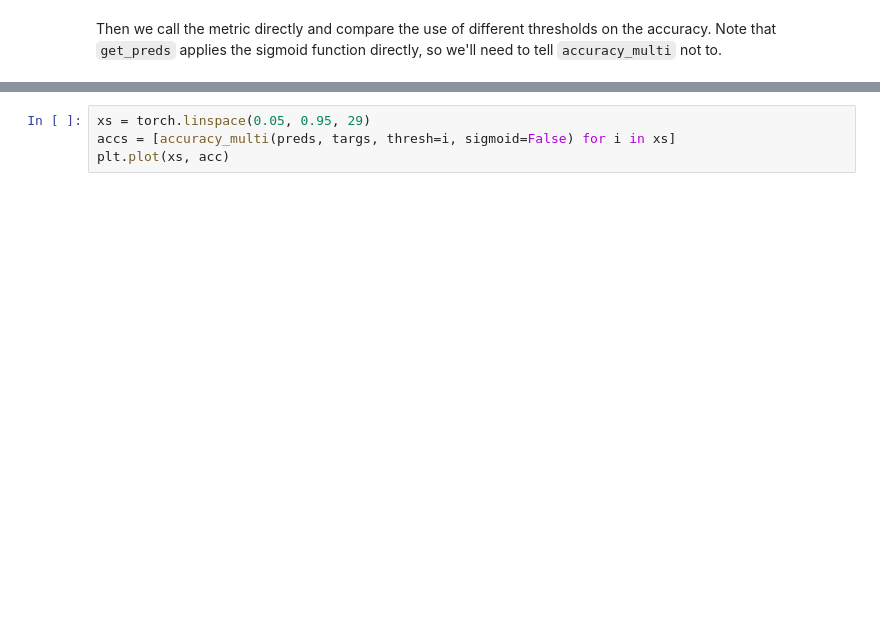
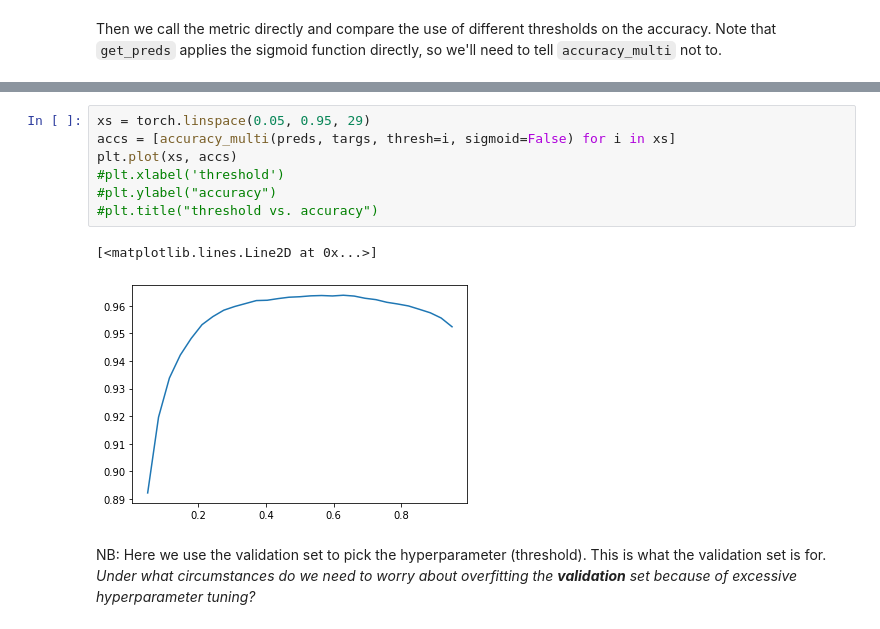
Before and after one commit to djliden/deep_learning_practice, a Jupyter notebook: notebooks/ch6_other_computer_vision_problems.ipynb, the cells around one changed output, grey strips where cells are left out. Saved outputs shown, nothing was run; the diff lists cells and outputs as text; blank space fills up the shorter version.

```diff
--- a/notebooks/ch6_other_computer_vision_problems.ipynb
+++ b/notebooks/ch6_other_computer_vision_problems.ipynb
@@ -242,4 +242,12 @@ NameError: name 'accuracy_multi' is not defined
 # %%
 xs = torch.linspace(0.05, 0.95, 29)
 accs = [accuracy_multi(preds, targs, thresh=i, sigmoid=False) for i in xs]
-plt.plot(xs, acc)
+plt.plot(xs, accs)
+#plt.xlabel('threshold')
+#plt.ylabel("accuracy")
+#plt.title("threshold vs. accuracy")
+# %% [output]
+[<matplotlib.lines.Line2D at 0x...>]
+[figure, added]
+# %% [markdown]
+NB: Here we use the validation set to pick the hyperparameter (threshold). This is what the validation set is for. *Under what circumstances do we need to worry about overfitting the __validation__ set because of excessive hyperparameter tuning?*
```
Also changed, not shown: parts of 19 cells of this notebook.
